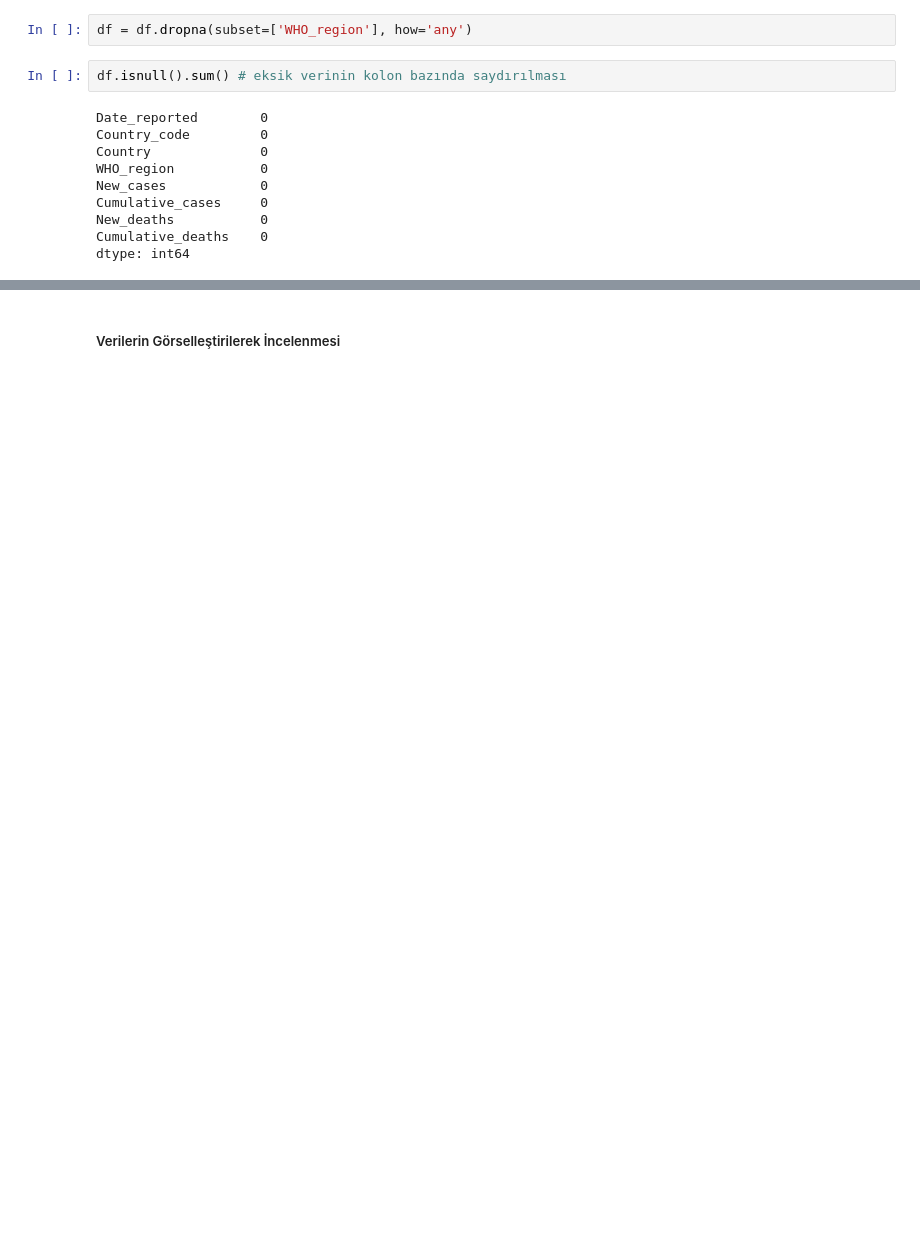
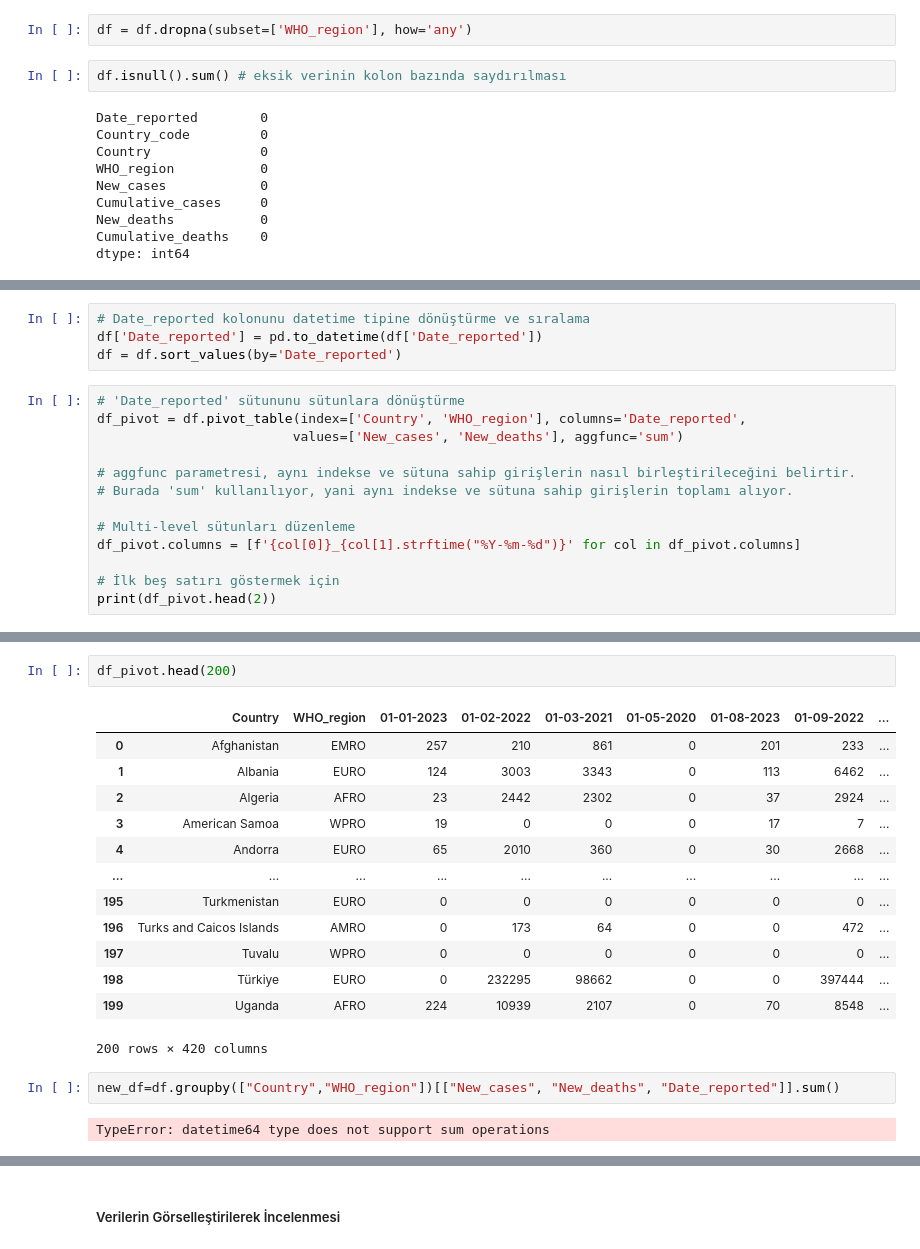
Before and after one commit to melsagin/covid, a Jupyter notebook: covid/analysis.ipynb, the cells around one changed output, grey strips where cells are left out. Saved outputs shown, nothing was run; the diff lists cells and outputs as text; blank space fills up the shorter version.

```diff
--- a/covid/analysis.ipynb
+++ b/covid/analysis.ipynb
@@ -166,0 +152,17 @@ dtype: int64
+# %%
+# Date_reported kolonunu datetime tipine dönüştürme ve sıralama
+df['Date_reported'] = pd.to_datetime(df['Date_reported'])
+df = df.sort_values(by='Date_reported')
+# %%
+# 'Date_reported' sütununu sütunlara dönüştürme
+df_pivot = df.pivot_table(index=['Country', 'WHO_region'], columns='Date_reported',
+                         values=['New_cases', 'New_deaths'], aggfunc='sum')
+
+# aggfunc parametresi, aynı indekse ve sütuna sahip girişlerin nasıl birleştirileceğini belirtir.
+# Burada 'sum' kullanılıyor, yani aynı indekse ve sütuna sahip girişlerin toplamı alıyor.
+
+# Multi-level sütunları düzenleme
+df_pivot.columns = [f'{col[0]}_{col[1].strftime("%Y-%m-%d")}' for col in df_pivot.columns]
+
+# İlk beş satırı göstermek için
+print(df_pivot.head(2))
@@ -166,0 +211,20 @@ dtype: int64
+# %%
+df_pivot.head(200)
+# %% [output]
+|  | Country | WHO_region | 01-01-2023 | 01-02-2022 | 01-03-2021 | 01-05-2020 | 01-08-2023 | 01-09-2022 | ... |
+| 0 | Afghanistan | EMRO | 257 | 210 | 861 | 0 | 201 | 233 | ... |
+| 1 | Albania | EURO | 124 | 3003 | 3343 | 0 | 113 | 6462 | ... |
+| 2 | Algeria | AFRO | 23 | 2442 | 2302 | 0 | 37 | 2924 | ... |
+| 3 | American Samoa | WPRO | 19 | 0 | 0 | 0 | 17 | 7 | ... |
+| 4 | Andorra | EURO | 65 | 2010 | 360 | 0 | 30 | 2668 | ... |
+| ... | ... | ... | ... | ... | ... | ... | ... | ... | ... |
+| 195 | Turkmenistan | EURO | 0 | 0 | 0 | 0 | 0 | 0 | ... |
+| 196 | Turks and Caicos Islands | AMRO | 0 | 173 | 64 | 0 | 0 | 472 | ... |
+| 197 | Tuvalu | WPRO | 0 | 0 | 0 | 0 | 0 | 0 | ... |
+| 198 | Türkiye | EURO | 0 | 232295 | 98662 | 0 | 0 | 397444 | ... |
+| 199 | Uganda | AFRO | 224 | 10939 | 2107 | 0 | 70 | 8548 | ... |
+200 rows × 420 columns
+# %%
+new_df=df.groupby(["Country","WHO_region"])[["New_cases", "New_deaths", "Date_reported"]].sum()
+# %% [output]
+TypeError: datetime64 type does not support sum operations
```
Also changed, not shown: parts of 20 cells of this notebook.
